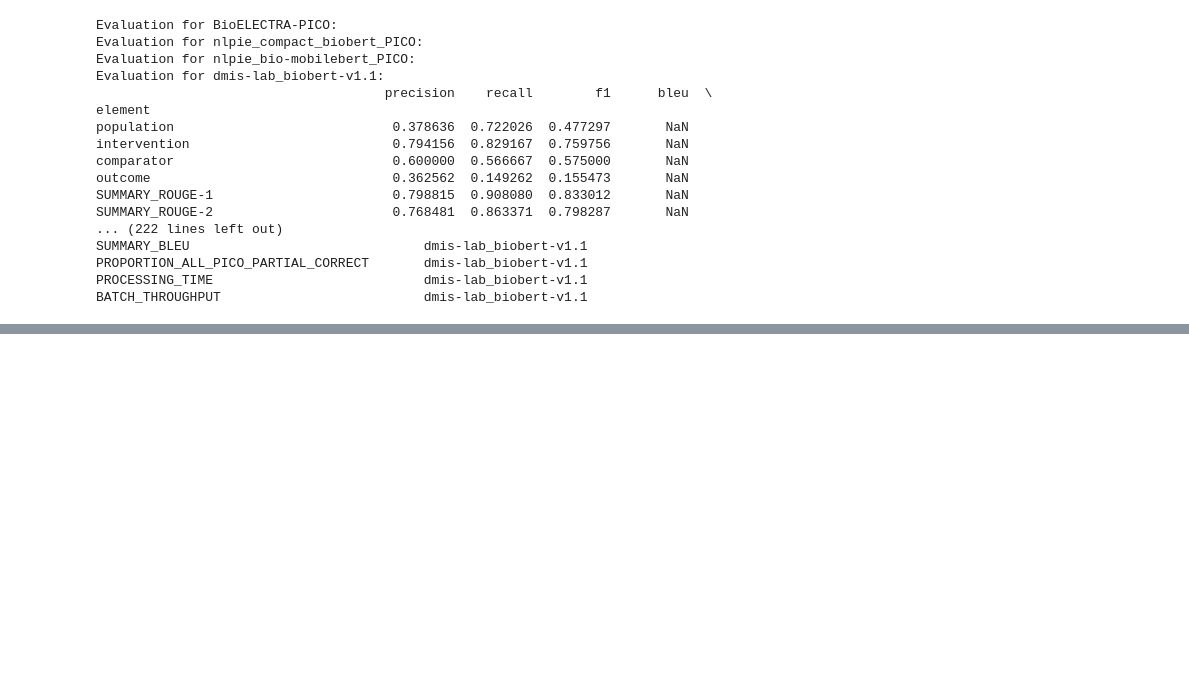
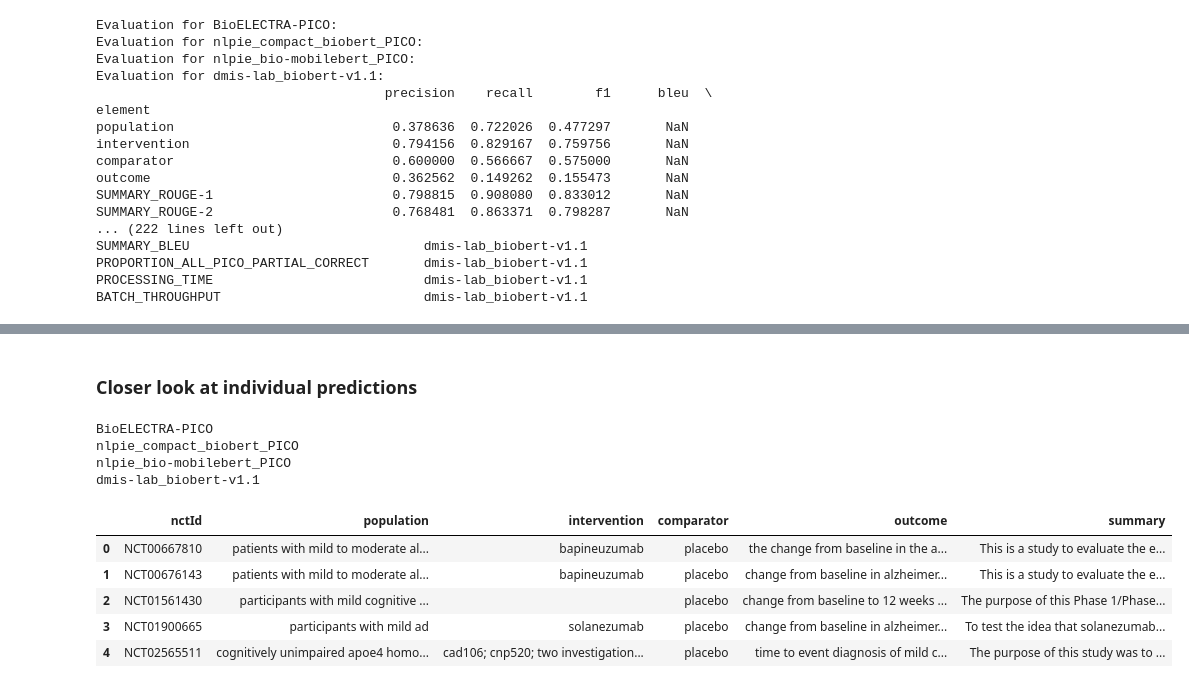
Before and after one commit to ElenJ/biomed-extractor, a Jupyter notebook: app/nlp/compare_model_performance.ipynb, the cells around one changed output, grey strips where cells are left out. Drawn from its saved outputs; the diff is of its cells as text; code cells hidden in the pictures; blank space fills up the shorter version.

Commit message:
adding closer look at individual extractions

```diff
--- a/app/nlp/compare_model_performance.ipynb
+++ b/app/nlp/compare_model_performance.ipynb
@@ -367,2 +364,20 @@ Index(['precision', 'recall', 'f1', 'bleu', 'proportion', 'total_seconds',
 # %%
 combined_table.to_csv("all model results on gold.txt", sep='\t', decimal=',')
+# %% [markdown]
+### Closer look at individual predictions
+# %%
+for key in ner_results_dict:
+    print(key)
+res_mobilebert = ner_results_dict['nlpie_bio-mobilebert_PICO']
+res_mobilebert.head()
+# %% [output]
+BioELECTRA-PICO
+nlpie_compact_biobert_PICO
+nlpie_bio-mobilebert_PICO
+dmis-lab_biobert-v1.1
+|  | nctId | population | intervention | comparator | outcome | summary |
+| 0 | NCT00667810 | patients with mild to moderate al... | bapineuzumab | placebo | the change from baseline in the a... | This is a study to evaluate the e... |
+| 1 | NCT00676143 | patients with mild to moderate al... | bapineuzumab | placebo | change from baseline in alzheimer... | This is a study to evaluate the e... |
+| 2 | NCT01561430 | participants with mild cognitive ... |  | placebo | change from baseline to 12 weeks ... | The purpose of this Phase 1/Phase... |
+| 3 | NCT01900665 | participants with mild ad | solanezumab | placebo | change from baseline in alzheimer... | To test the idea that solanezumab... |
+| 4 | NCT02565511 | cognitively unimpaired apoe4 homo... | cad106; cnp520; two investigation... | placebo | time to event diagnosis of mild c... | The purpose of this study was to ... |
```
Also changed, not shown: parts of 8 cells of this notebook.
